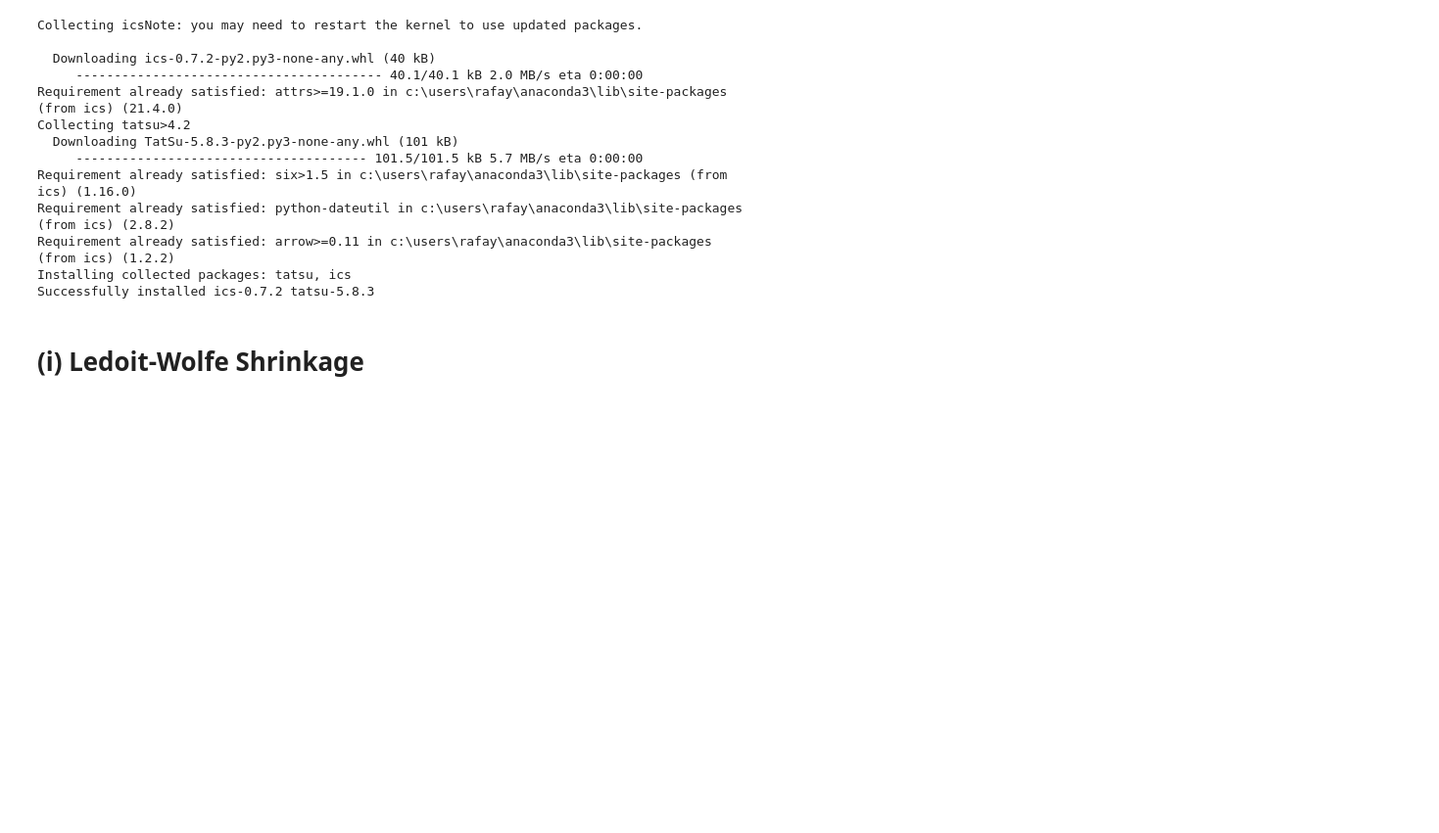
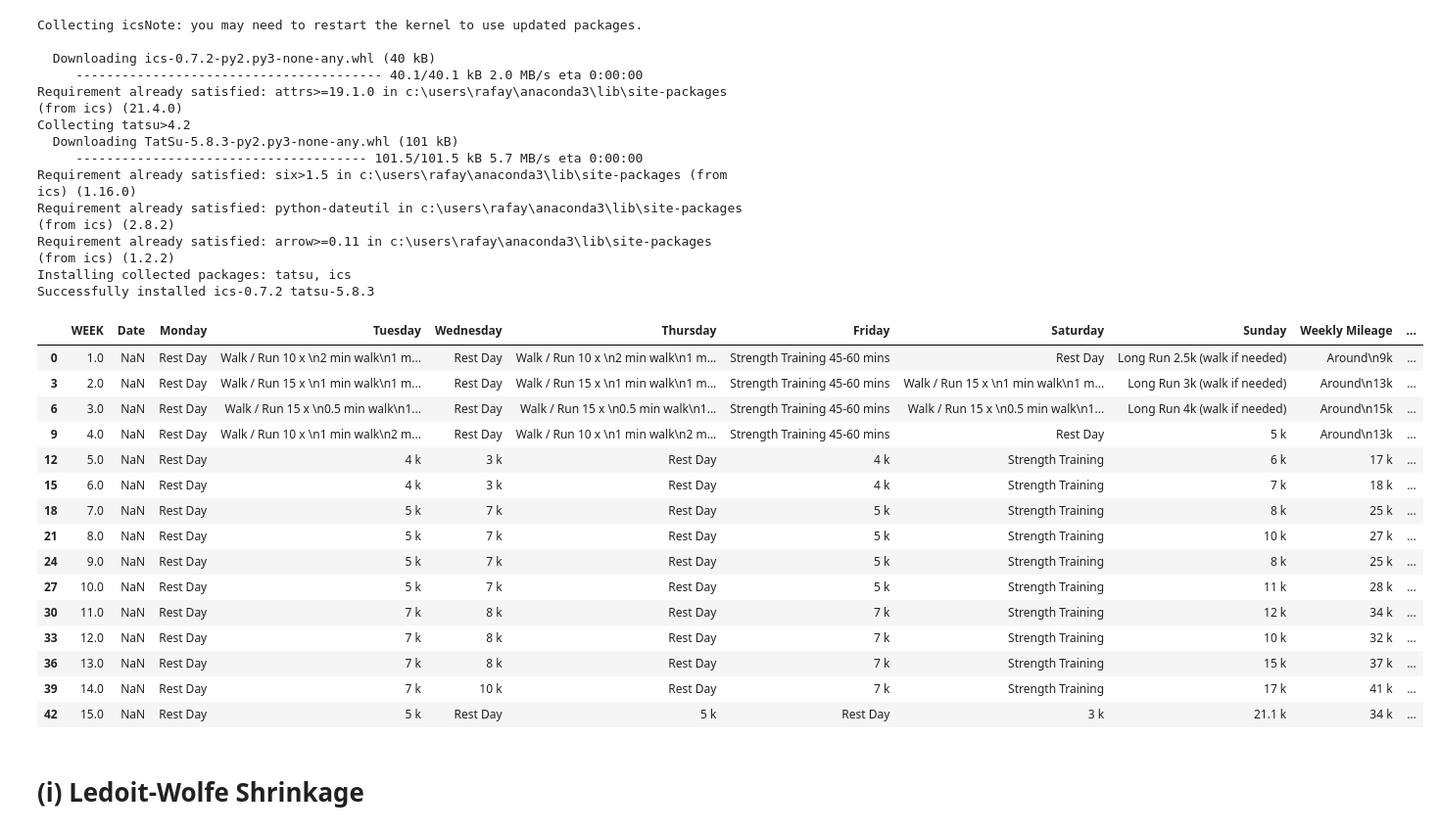
Before and after one commit to rafayk7/meta-portfolio-optimization, a Jupyter notebook: ActualWork/Backtester/Tester_Revisions.ipynb, the cells around one changed output. Shown at 98% size. Saved outputs shown, nothing was run; the diff lists cells and outputs as text; code cells hidden in the pictures; blank space fills up the shorter version.

```diff
--- a/ActualWork/Backtester/Tester_Revisions.ipynb
+++ b/ActualWork/Backtester/Tester_Revisions.ipynb
@@ -76,3 +303,23 @@ Successfully installed ics-0.7.2 tatsu-5.8.3
+# %%
+plan = plan.dropna(subset='WEEK')
+plan.head(15)
+# %% [output]
+|  | WEEK | Date | Monday | Tuesday | Wednesday | Thursday | Friday | Saturday | Sunday | Weekly Mileage | ... |
+| 0 | 1.0 | NaN | Rest Day | Walk / Run 10 x \n2 min walk\n1 m... | Rest Day | Walk / Run 10 x \n2 min walk\n1 m... | Strength Training 45-60 mins | Rest Day | Long Run 2.5k (walk if needed) | Around\n9k | ... |
+| 3 | 2.0 | NaN | Rest Day | Walk / Run 15 x \n1 min walk\n1 m... | Rest Day | Walk / Run 15 x \n1 min walk\n1 m... | Strength Training 45-60 mins | Walk / Run 15 x \n1 min walk\n1 m... | Long Run 3k (walk if needed) | Around\n13k | ... |
+| 6 | 3.0 | NaN | Rest Day | Walk / Run 15 x \n0.5 min walk\n1... | Rest Day | Walk / Run 15 x \n0.5 min walk\n1... | Strength Training 45-60 mins | Walk / Run 15 x \n0.5 min walk\n1... | Long Run 4k (walk if needed) | Around\n15k | ... |
+| 9 | 4.0 | NaN | Rest Day | Walk / Run 10 x \n1 min walk\n2 m... | Rest Day | Walk / Run 10 x \n1 min walk\n2 m... | Strength Training 45-60 mins | Rest Day | 5 k | Around\n13k | ... |
+| 12 | 5.0 | NaN | Rest Day | 4 k | 3 k | Rest Day | 4 k | Strength Training | 6 k | 17 k | ... |
+| 15 | 6.0 | NaN | Rest Day | 4 k | 3 k | Rest Day | 4 k | Strength Training | 7 k | 18 k | ... |
+| 18 | 7.0 | NaN | Rest Day | 5 k | 7 k | Rest Day | 5 k | Strength Training | 8 k | 25 k | ... |
+| 21 | 8.0 | NaN | Rest Day | 5 k | 7 k | Rest Day | 5 k | Strength Training | 10 k | 27 k | ... |
+| 24 | 9.0 | NaN | Rest Day | 5 k | 7 k | Rest Day | 5 k | Strength Training | 8 k | 25 k | ... |
+| 27 | 10.0 | NaN | Rest Day | 5 k | 7 k | Rest Day | 5 k | Strength Training | 11 k | 28 k | ... |
+| 30 | 11.0 | NaN | Rest Day | 7 k | 8 k | Rest Day | 7 k | Strength Training | 12 k | 34 k | ... |
+| 33 | 12.0 | NaN | Rest Day | 7 k | 8 k | Rest Day | 7 k | Strength Training | 10 k | 32 k | ... |
+| 36 | 13.0 | NaN | Rest Day | 7 k | 8 k | Rest Day | 7 k | Strength Training | 15 k | 37 k | ... |
+| 39 | 14.0 | NaN | Rest Day | 7 k | 10 k | Rest Day | 7 k | Strength Training | 17 k | 41 k | ... |
+| 42 | 15.0 | NaN | Rest Day | 5 k | Rest Day | 5 k | Rest Day | 3 k | 21.1 k | 34 k | ... |
 # %% [markdown]
 # (i) Ledoit-Wolfe Shrinkage
 # %%
```
Also changed, not shown: parts of 19 cells of this notebook, 18 other files.
